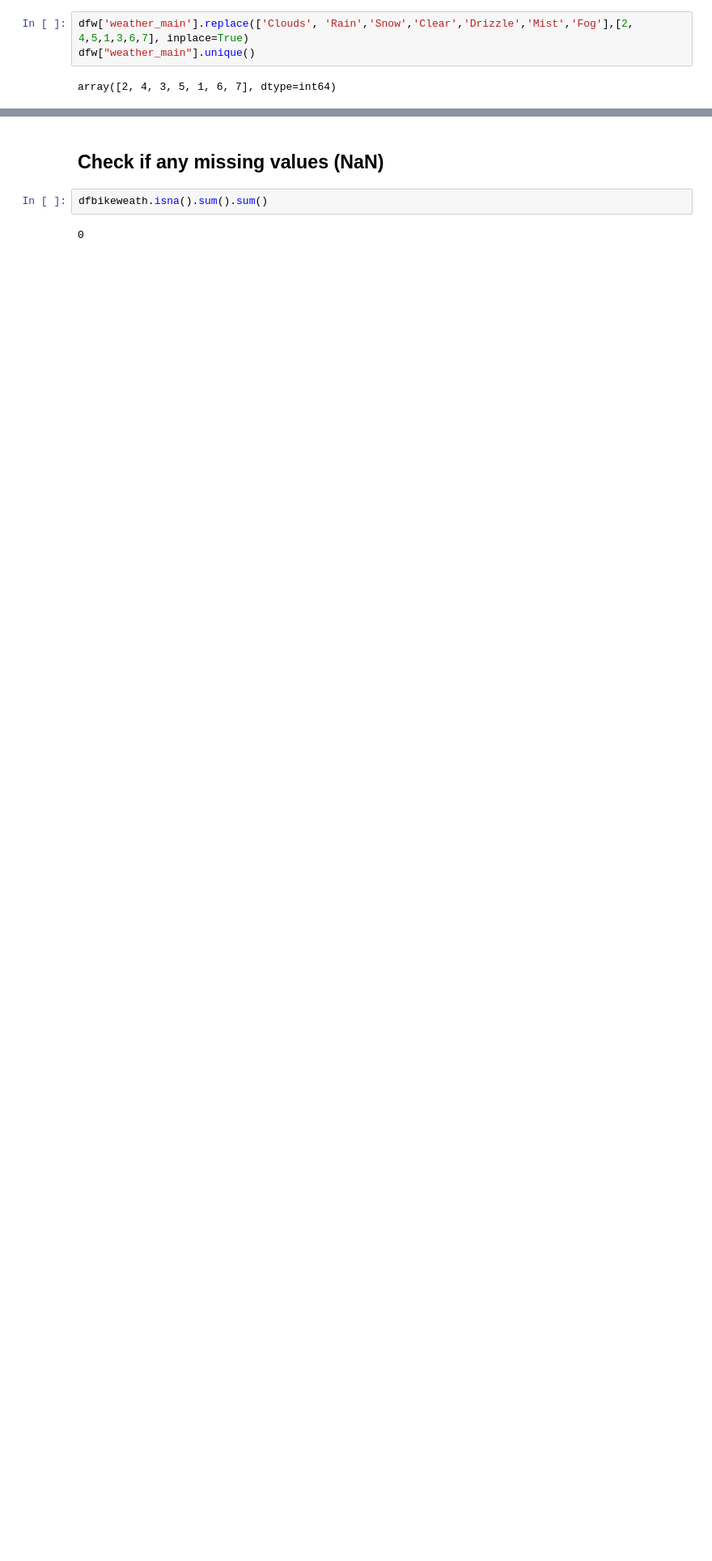
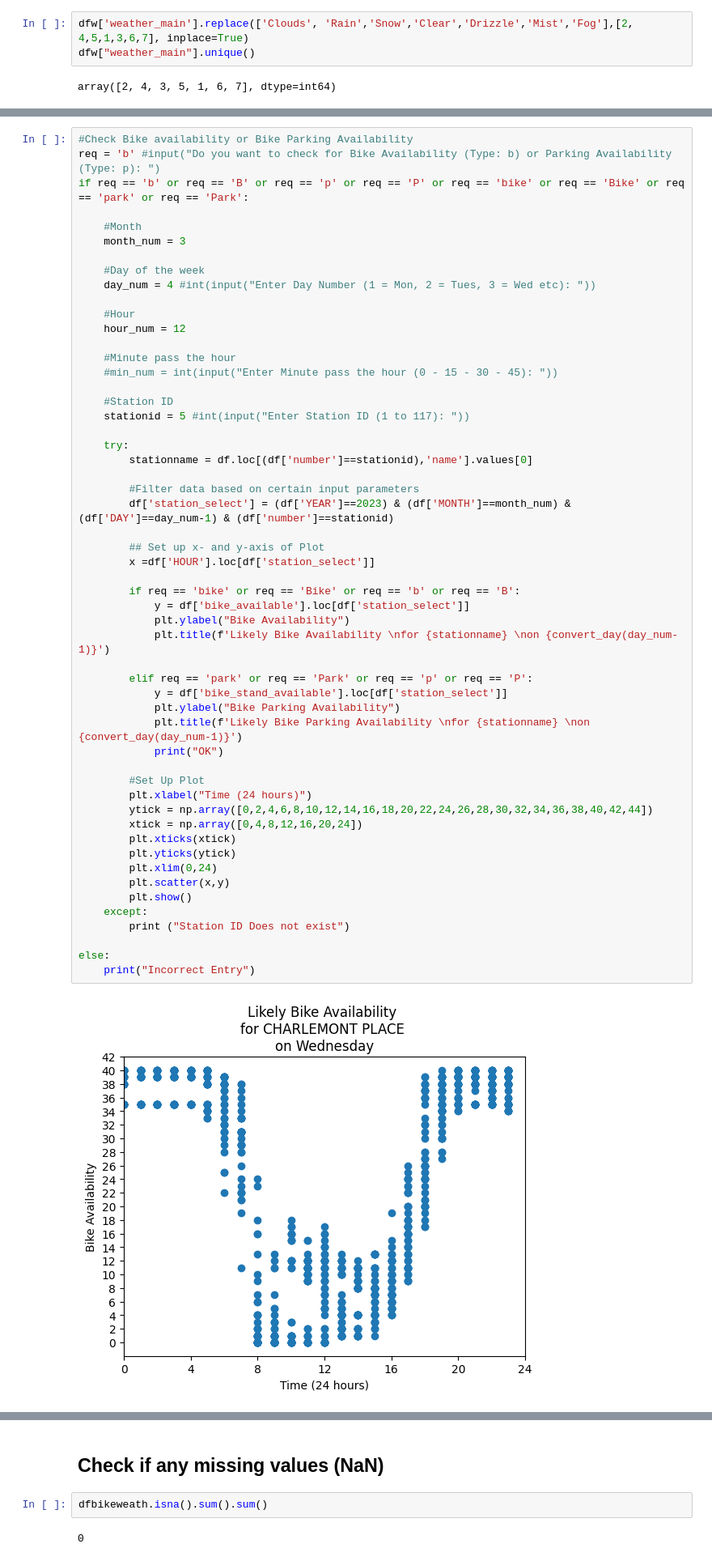
Before and after one commit to ddrangers/Dublin-Bikes-Helper, a Jupyter notebook: MachineLearn_DBH/db_ml_2.ipynb, the cells around one changed output, grey strips where cells are left out. Shown at 81% size. Drawn from its saved outputs; the diff is of its cells as text; blank space fills up the shorter version.

```diff
--- a/MachineLearn_DBH/db_ml_2.ipynb
+++ b/MachineLearn_DBH/db_ml_2.ipynb
@@ -434 +280,57 @@ plt.show()
+# %%
+#Check Bike availability or Bike Parking Availability
+req = 'b' #input("Do you want to check for Bike Availability (Type: b) or Parking Availability (Type: p): ")
+if req == 'b' or req == 'B' or req == 'p' or req == 'P' or req == 'bike' or req == 'Bike' or req == 'park' or req == 'Park':
+
+    #Month
+    month_num = 3
+
+    #Day of the week
+    day_num = 4 #int(input("Enter Day Number (1 = Mon, 2 = Tues, 3 = Wed etc): "))
+
+    #Hour
+    hour_num = 12
+
+    #Minute pass the hour
+    #min_num = int(input("Enter Minute pass the hour (0 - 15 - 30 - 45): "))
+
+    #Station ID
+    stationid = 5 #int(input("Enter Station ID (1 to 117): "))
+
+    try:
+        stationname = df.loc[(df['number']==stationid),'name'].values[0]
+
+        #Filter data based on certain input parameters
+        df['station_select'] = (df['YEAR']==2023) & (df['MONTH']==month_num) & (df['DAY']==day_num-1) & (df['number']==stationid)
+
+        ## Set up x- and y-axis of Plot
+        x =df['HOUR'].loc[df['station_select']]
+
+        if req == 'bike' or req == 'Bike' or req == 'b' or req == 'B':
+            y = df['bike_available'].loc[df['station_select']]
+            plt.ylabel("Bike Availability")
+            plt.title(f'Likely Bike Availability \nfor {stationname} \non {convert_day(day_num-1)}')
+
+        elif req == 'park' or req == 'Park' or req == 'p' or req == 'P':
+            y = df['bike_stand_available'].loc[df['station_select']]
+            plt.ylabel("Bike Parking Availability")
+            plt.title(f'Likely Bike Parking Availability \nfor {stationname} \non {convert_day(day_num-1)}')
+            print("OK")
+
+        #Set Up Plot
+        plt.xlabel("Time (24 hours)")
+        ytick = np.array([0,2,4,6,8,10,12,14,16,18,20,22,24,26,28,30,32,34,36,38,40,42,44])
+        xtick = np.array([0,4,8,12,16,20,24])
+        plt.xticks(xtick)
+        plt.yticks(ytick)
+        plt.xlim(0,24)
+        plt.scatter(x,y)
+        plt.show()
+    except:
+        print ("Station ID Does not exist")
+
+else:
+    print("Incorrect Entry")
+# %% [output]
+[figure, new version]
 # %% [markdown]
```
Also changed, not shown: parts of 138 cells of this notebook, 7 other files.
